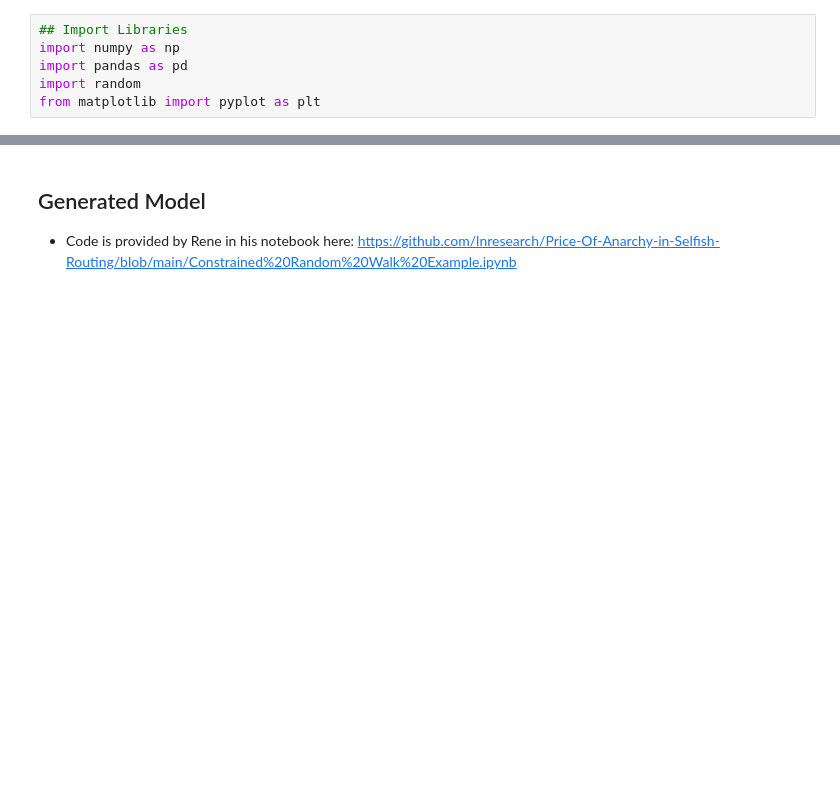
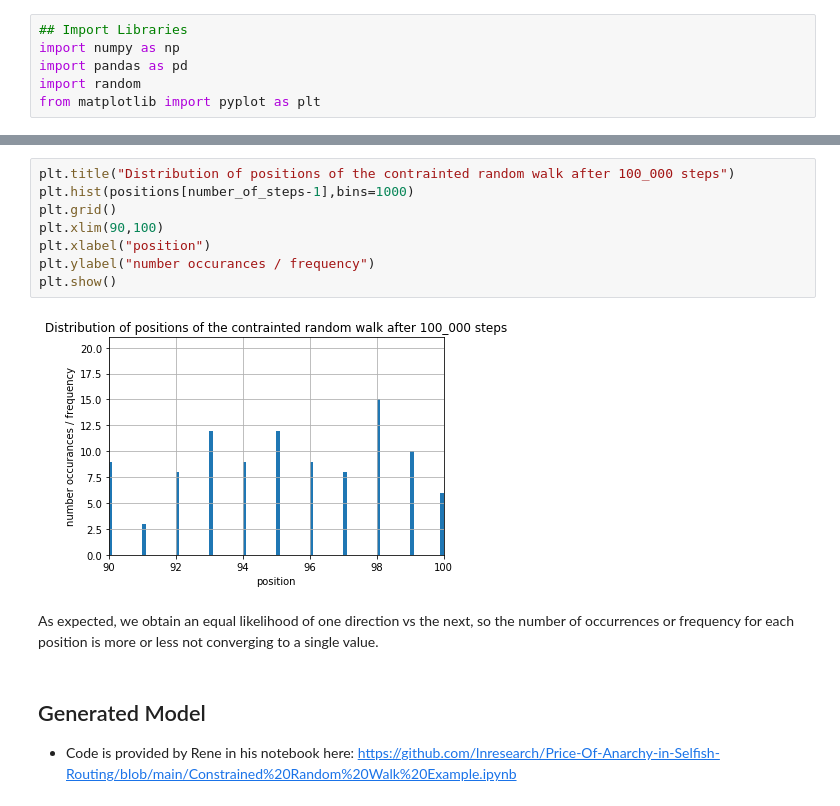
Before and after one commit to lnresearch/Price-Of-Anarchy-in-Selfish-Routing, a Jupyter notebook: Clipped Non-Geometric Random Walk.ipynb, the cells around one changed output, grey strips where cells are left out. Saved outputs shown, nothing was run; the diff lists cells and outputs as text; blank space fills up the shorter version.

```diff
--- a/Clipped Non-Geometric Random Walk.ipynb
+++ b/Clipped Non-Geometric Random Walk.ipynb
@@ -24,3 +85,15 @@ from matplotlib import pyplot as plt
+# %%
+plt.title("Distribution of positions of the contrainted random walk after 100_000 steps")
+plt.hist(positions[number_of_steps-1],bins=1000)
+plt.grid()
+plt.xlim(90,100)
+plt.xlabel("position")
+plt.ylabel("number occurances / frequency")
+plt.show()
+# %% [output]
+[figure, added]
+# %% [markdown]
+As expected, we obtain an equal likelihood of one direction vs the next, so the number of occurrences or frequency for each position is more or less not converging to a single value.
 # %% [markdown]
 ## Generated Model
 - Code is provided by Rene in his notebook here: https://github.com/lnresearch/Price-Of-Anarchy-in-Selfish-Routing/blob/main/Constrained%20Random%20Walk%20Example.ipynb
```
Also changed, not shown: parts of 18 cells of this notebook.
